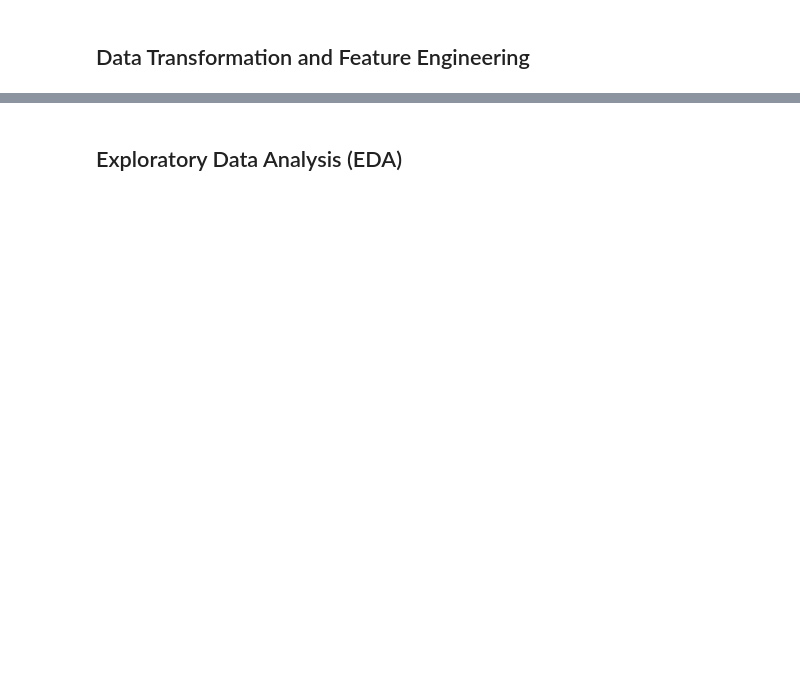
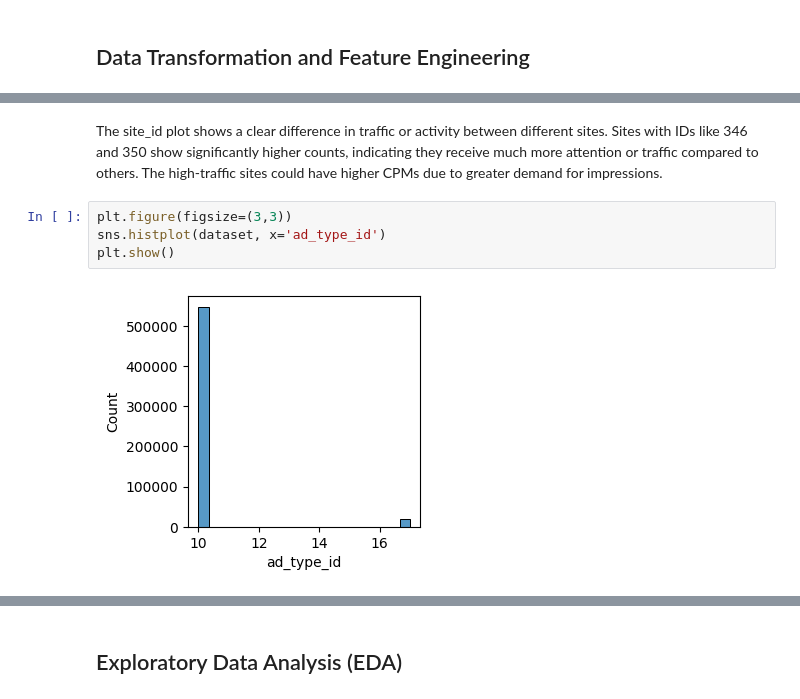
Before and after one commit to anatrof-data/pet-project-adtech, a Jupyter notebook: pet_project_adtech.ipynb, the cells around one changed output, grey strips where cells are left out. Drawn from its saved outputs; the diff is of its cells as text; blank space fills up the shorter version.

```diff
--- a/pet_project_adtech.ipynb
+++ b/pet_project_adtech.ipynb
@@ -84,0 +183,8 @@ df.head()
+# %% [markdown]
+The site_id plot shows a clear difference in traffic or activity between different sites. Sites with IDs like 346 and 350 show significantly higher counts, indicating they receive much more attention or traffic compared to others. The high-traffic sites could have higher CPMs due to greater demand for impressions.
+# %%
+plt.figure(figsize=(3,3))
+sns.histplot(dataset, x='ad_type_id')
+plt.show()
+# %% [output]
+[figure, added]
```
Also changed, not shown: parts of 47 cells of this notebook.
